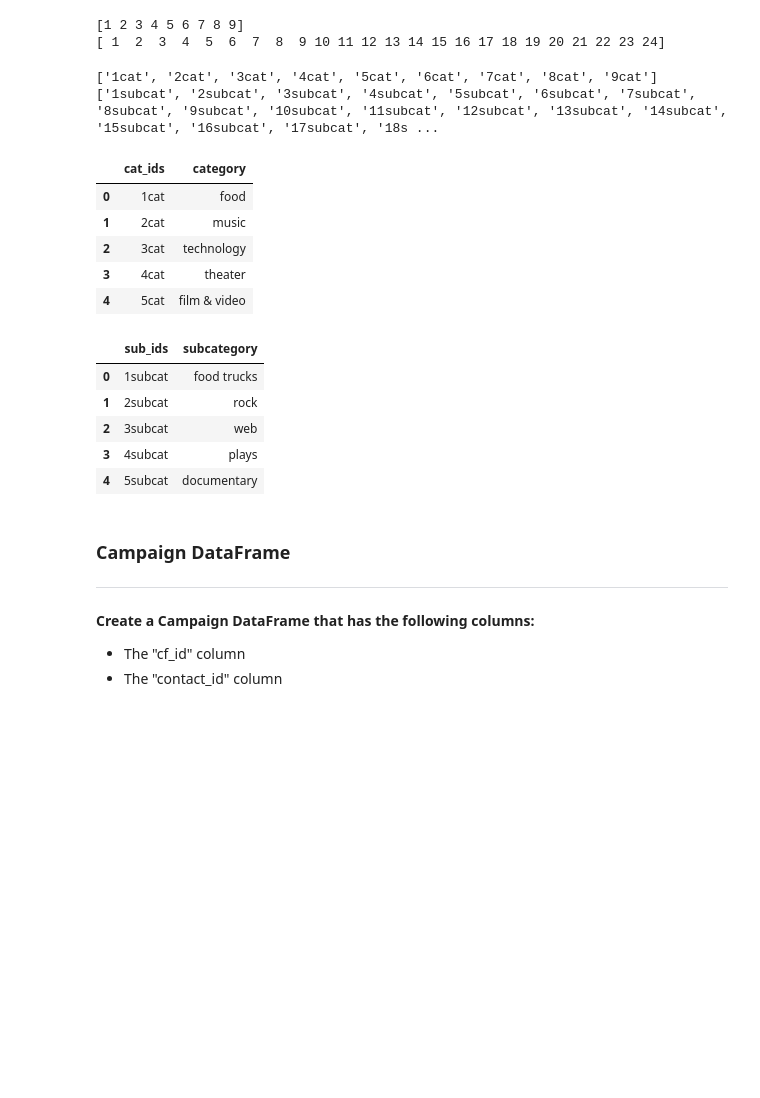
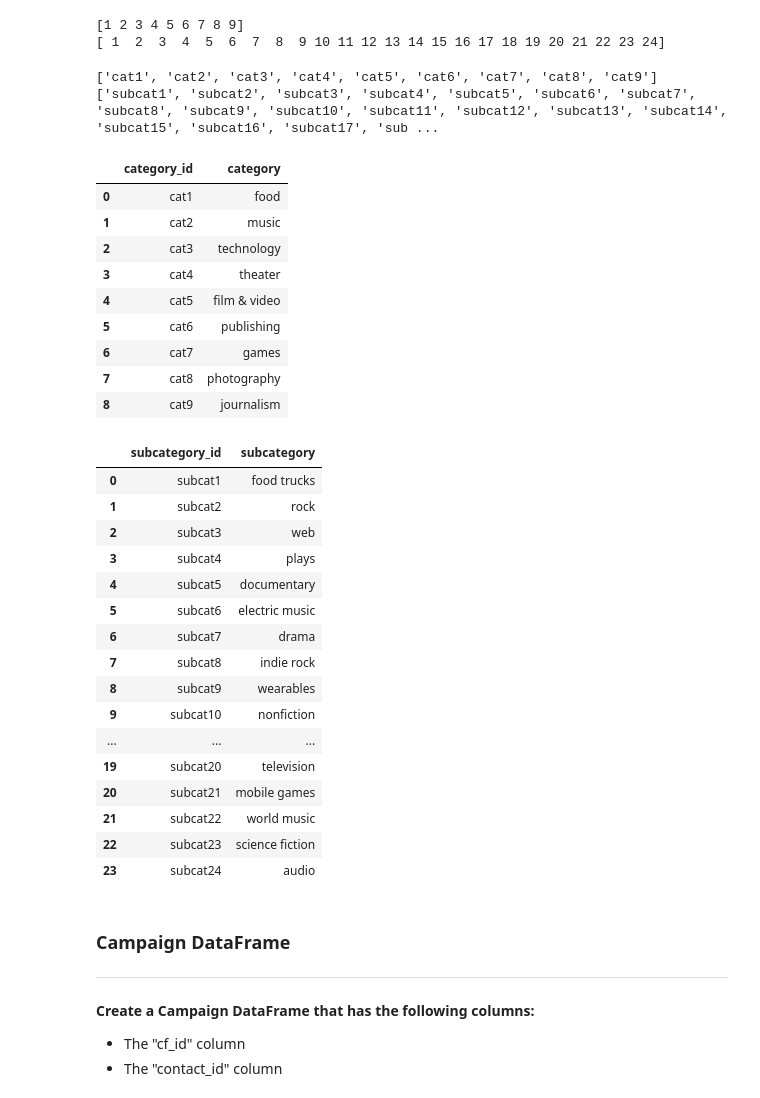
Before and after one commit to kerryoostdyk/project2_group12, a Jupyter notebook: Submission/ETL_Mini_Project.ipynb, the cells around one changed output. Cells and saved outputs as stored; diff of their text form; code cells hidden in the pictures; blank space fills up the shorter version.

```diff
--- a/Submission/ETL_Mini_Project.ipynb
+++ b/Submission/ETL_Mini_Project.ipynb
@@ -101,48 +101,63 @@ print(subcategory_ids)
 [ 1  2  3  4  5  6  7  8  9 10 11 12 13 14 15 16 17 18 19 20 21 22 23 24]
 # %%
 # Use a list comprehension to add "cat" to each category_id.
-cat_ids= [f"{item}cat" for item in category_ids]
+cat_ids= [f"cat{item}" for item in category_ids]
 
 # Use a list comprehension to add "subcat" to each subcategory_id.
-sub_ids= [f"{item}subcat" for item in subcategory_ids]
+sub_ids= [f"subcat{item}" for item in subcategory_ids]
 
 print(cat_ids)
 print(sub_ids)
 # %% [output]
-['1cat', '2cat', '3cat', '4cat', '5cat', '6cat', '7cat', '8cat', '9cat']
-['1subcat', '2subcat', '3subcat', '4subcat', '5subcat', '6subcat', '7subcat', '8subcat', '9subcat', '10subcat', '11subcat', '12subcat', '13subcat', '14subcat', '15subcat', '16subcat', '17subcat', '18s ...
+['cat1', 'cat2', 'cat3', 'cat4', 'cat5', 'cat6', 'cat7', 'cat8', 'cat9']
+['subcat1', 'subcat2', 'subcat3', 'subcat4', 'subcat5', 'subcat6', 'subcat7', 'subcat8', 'subcat9', 'subcat10', 'subcat11', 'subcat12', 'subcat13', 'subcat14', 'subcat15', 'subcat16', 'subcat17', 'sub ...
 # %%
 # Create a category DataFrame with the category_id array as the category_id and categories list as the category name.
 category_df = pd.DataFrame({
-    "cat_ids": cat_ids,
+    "category_id": cat_ids,
     "category": categories
 })
 
 # Create a category DataFrame with the subcategory_id array as the subcategory_id and subcategories list as the subcategory name.
 subcategory_df = pd.DataFrame({
-    "sub_ids": sub_ids,
+    "subcategory_id": sub_ids,
     "subcategory": subcategories
 })
 # %%
 # View the category_df
-category_df.head()
+category_df
 # %% [output]
-|  | cat_ids | category |
-| 0 | 1cat | food |
-| 1 | 2cat | music |
-| 2 | 3cat | technology |
-| 3 | 4cat | theater |
-| 4 | 5cat | film & video |
+|  | category_id | category |
+| 0 | cat1 | food |
+| 1 | cat2 | music |
+| 2 | cat3 | technology |
+| 3 | cat4 | theater |
+| 4 | cat5 | film & video |
+| 5 | cat6 | publishing |
+| 6 | cat7 | games |
+| 7 | cat8 | photography |
+| 8 | cat9 | journalism |
 # %%
 # View the subcategory_df
-subcategory_df.head()
+subcategory_df
 # %% [output]
-|  | sub_ids | subcategory |
-| 0 | 1subcat | food trucks |
-| 1 | 2subcat | rock |
-| 2 | 3subcat | web |
-| 3 | 4subcat | plays |
-| 4 | 5subcat | documentary |
+|  | subcategory_id | subcategory |
+| 0 | subcat1 | food trucks |
+| 1 | subcat2 | rock |
+| 2 | subcat3 | web |
+| 3 | subcat4 | plays |
+| 4 | subcat5 | documentary |
+| 5 | subcat6 | electric music |
+| 6 | subcat7 | drama |
+| 7 | subcat8 | indie rock |
+| 8 | subcat9 | wearables |
+| 9 | subcat10 | nonfiction |
+| ... | ... | ... |
+| 19 | subcat20 | television |
+| 20 | subcat21 | mobile games |
+| 21 | subcat22 | world music |
+| 22 | subcat23 | science fiction |
+| 23 | subcat24 | audio |
 # %%
 # Export categories_df and subcategories_df as CSV files.
 category_df.to_csv("Resources/category.csv", index=False)
```
Also changed, not shown: parts of 2 cells of this notebook, 5 other files.
